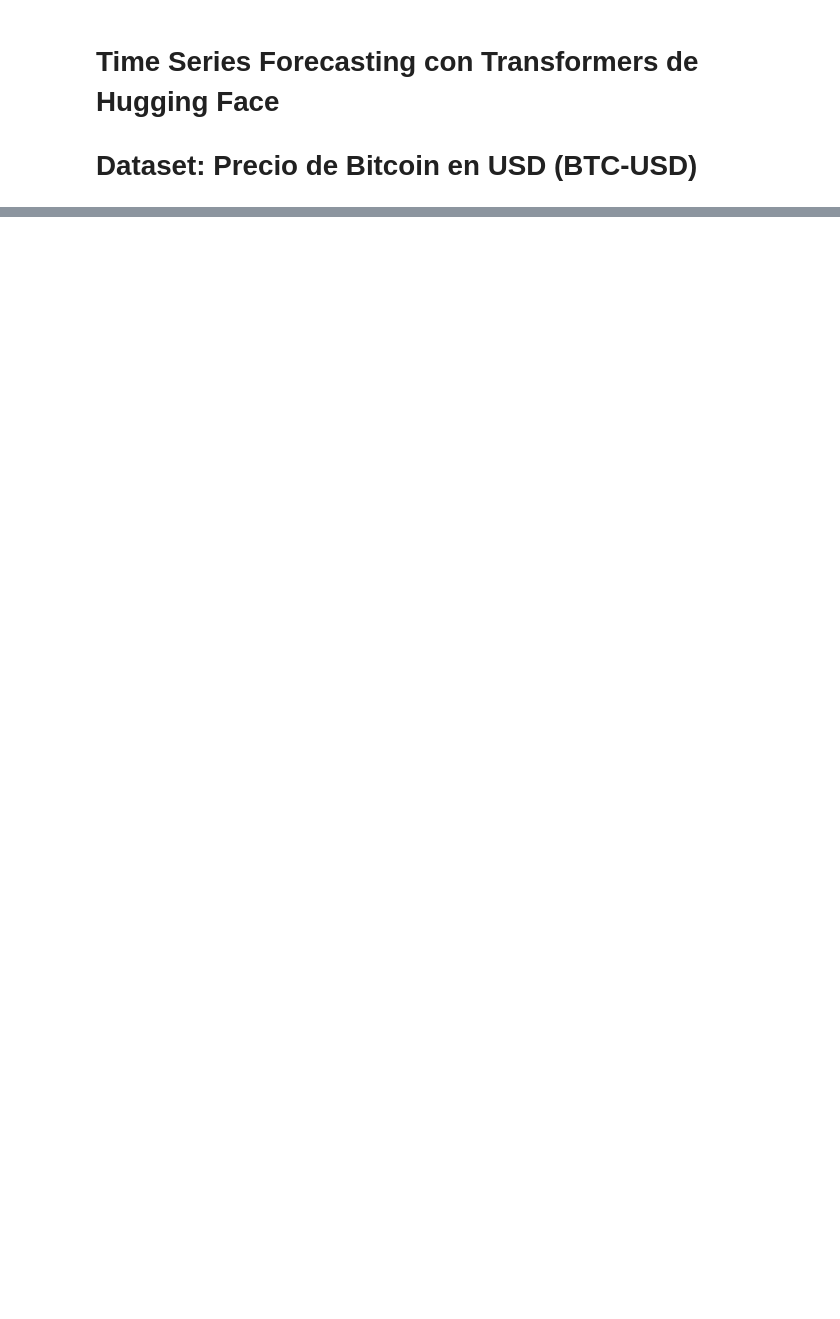
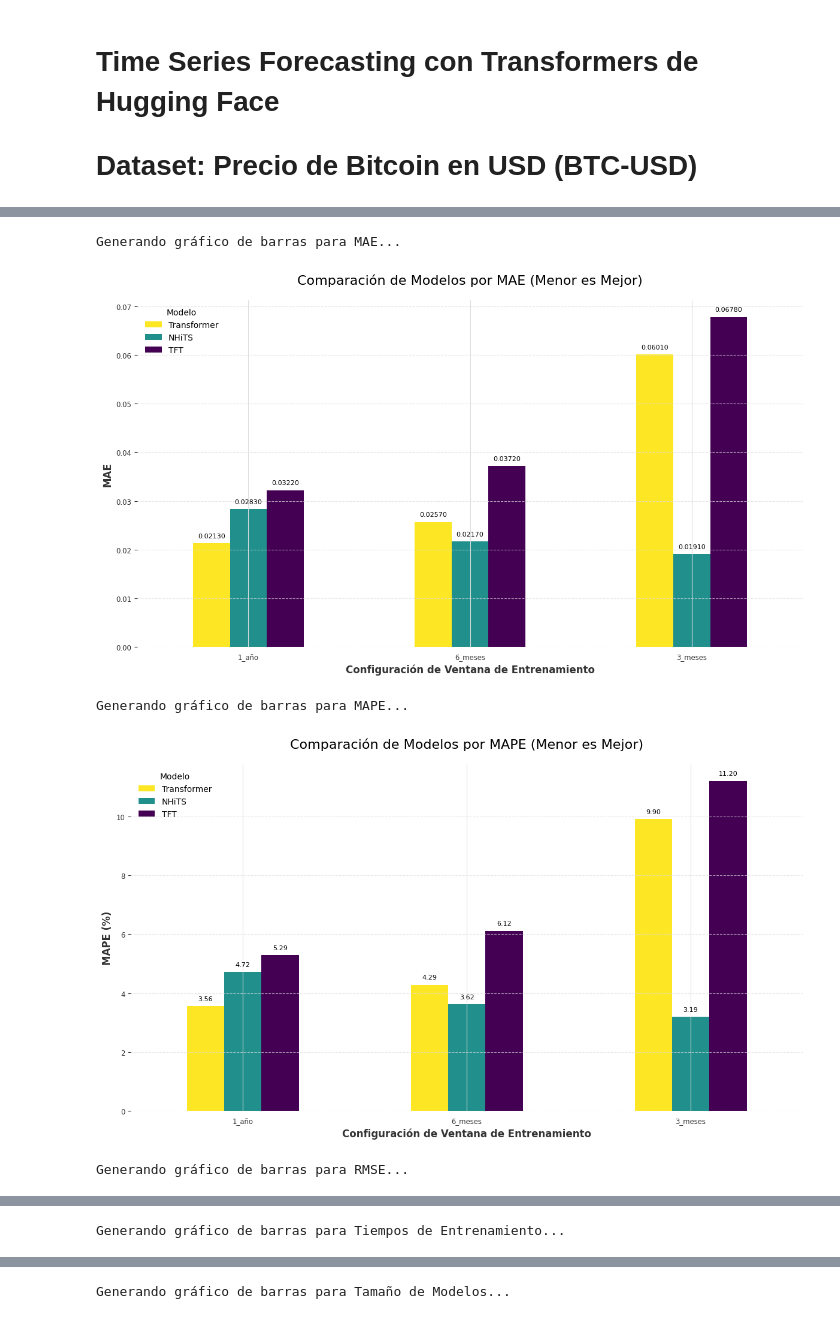
Before and after one commit to BenjaSar/AdST2, a Jupyter notebook: notebooks/models.ipynb, the cells around one changed output, grey strips where cells are left out. Saved outputs shown, nothing was run; the diff lists cells and outputs as text; code cells hidden in the pictures; blank space fills up the shorter version.

Commit message:
improve plots, add more metrics

```diff
--- a/notebooks/models.ipynb
+++ b/notebooks/models.ipynb
@@ -361,0 +415,47 @@ INFO:pytorch_lightning.callbacks.model_summary:
+# %%
+metrics_to_plot = [
+    {'name': 'MAE', 'suffix': '', 'format': ".5f", 'lower_is_better': True},
+    {'name': 'MAPE', 'suffix': ' (%)', 'format': ".2f", 'lower_is_better': True},
+    {'name': 'RMSE', 'suffix': '', 'format': ".5f", 'lower_is_better': True}
+]
+
+for metric_info in metrics_to_plot:
+    metric_base_name = metric_info['name']
+    print(f"Generando gráfico de barras para {metric_base_name}...")
+    cols_to_plot = [f'Transformer_{metric_base_name}', f'NHiTS_{metric_base_name}', f'TFT_{metric_base_name}']
+    short_names = ['Transformer', 'NHiTS', 'TFT']
+    plot_custom_barchart(results_df,
+                         cols_to_plot,
+                         short_names,
+                         title=f'Comparación de Modelos por {metric_base_name} (Menor es Mejor)',
+                         y_label=f'{metric_base_name}{metric_info["suffix"]}',
+                         lower_is_better=metric_info['lower_is_better'],
+                         value_format=metric_info['format'])
+
+print("\nGenerando gráfico de barras para Tiempos de Entrenamiento...")
+time_cols = ['Transformer_TrainTime_s', 'NHiTS_TrainTime_s', 'TFT_TrainTime_s']
+time_short_names = ['Transformer', 'NHiTS', 'TFT']
+plot_custom_barchart(results_df,
+                     time_cols,
+                     time_short_names,
+                     title='Comparación de Tiempos de Entrenamiento (Menor es Mejor)',
+                     y_label='Tiempo de Entrenamiento (segundos)',
+                     lower_is_better=True, # Menor tiempo es mejor
+                     value_format=".1f")   # Un decimal para segundos
+
+print("\nGenerando gráfico de barras para Tamaño de Modelos...")
+param_cols = ['Transformer_Params', 'NHiTS_Params', 'TFT_Params']
+param_short_names = ['Transformer', 'NHiTS', 'TFT']
+plot_custom_barchart(results_df,
+                     param_cols,
+                     param_short_names,
+                     title='Comparación de Tamaño de Modelos (Parámetros Entrenables)',
+                     y_label='Número de Parámetros',
+                     lower_is_better=True,
+                     value_format=",.0f")
+# %% [output]
+Generando gráfico de barras para MAE...
+[figure, added]
+Generando gráfico de barras para MAPE...
+[figure, added]
+Generando gráfico de barras para RMSE...
@@ -361,0 +463 @@ INFO:pytorch_lightning.callbacks.model_summary:
+Generando gráfico de barras para Tiempos de Entrenamiento...
@@ -361,0 +465 @@ INFO:pytorch_lightning.callbacks.model_summary:
+Generando gráfico de barras para Tamaño de Modelos...
```
Also changed, not shown: parts of 6 cells of this notebook.
